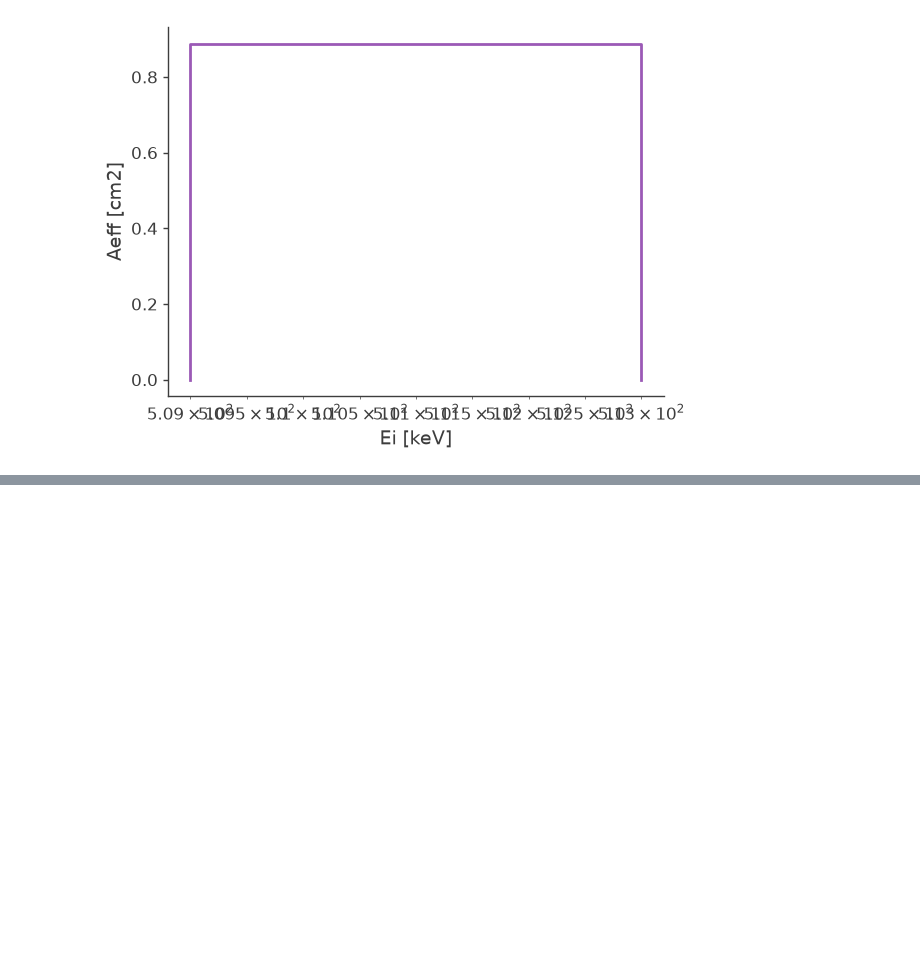
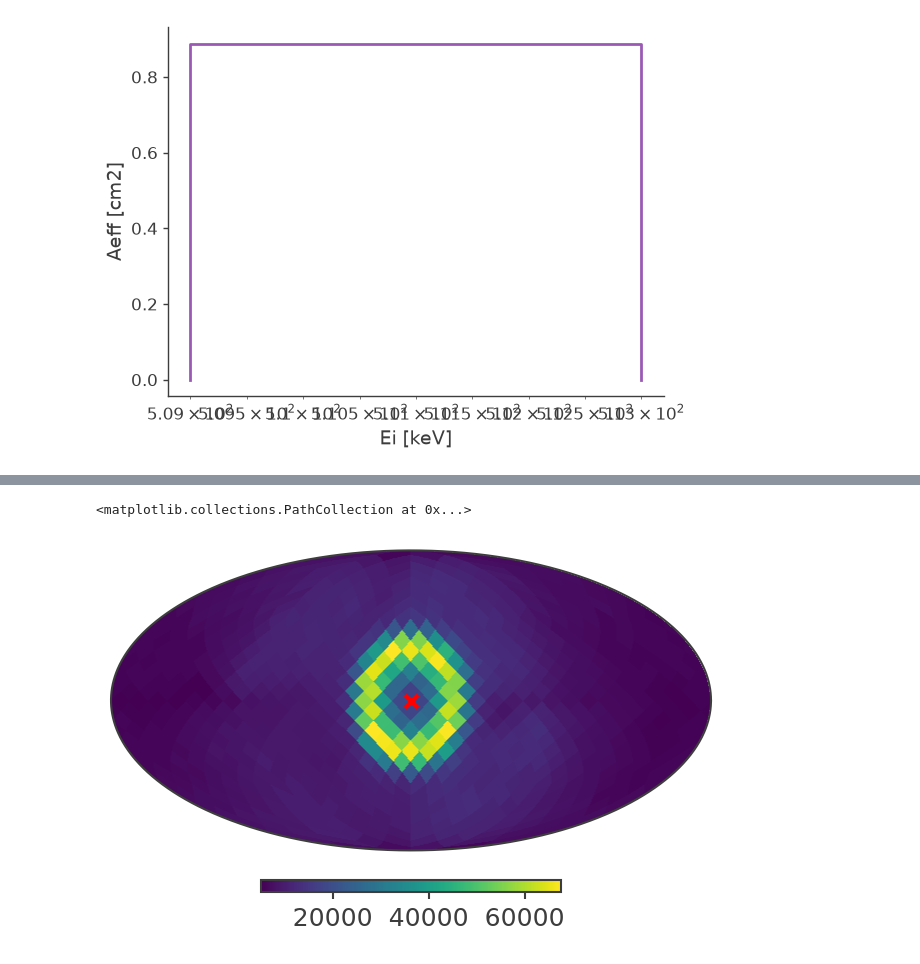
Before and after one commit to mquezada13/data-challenge-3-4-exploration, a Jupyter notebook: workflow/notebooks/01_DataIO_analysis.ipynb, the cells around one changed output, grey strips where cells are left out. Cells and saved outputs as stored; diff of their text form; code cells hidden in the pictures; blank space fills up the shorter version.

```diff
--- a/workflow/notebooks/01_DataIO_analysis.ipynb
+++ b/workflow/notebooks/01_DataIO_analysis.ipynb
@@ -502,0 +557,22 @@ ax.set_ylabel(f'Aeff [{drm.unit}]');
+# %%
+coord = SkyCoord(
+    l=0 * u.deg,
+    b=0 * u.deg,
+    frame="galactic",
+)
+
+scatt_map = orientation.get_scatt_map(nside = 16, earth_occ = False)
+
+with cp.response.FullDetectorResponse.open(data_responsecon_path) as response:
+    psr = response.get_point_source_response(coord = coord, scatt_map = scatt_map)
+# %%
+# Select one energy and Compton-angle bin, then project the PSR onto the sky.
+# The red marker shows the known Galactic position of the Crab.
+psichi_slice = psr.slice[{'Ei':4, 'Phi':4}].project('PsiChi')
+
+ax,plot = psichi_slice.plot(ax_kw = {'coord':'G'})
+
+ax.scatter([coord.l.deg], [coord.b.deg], transform = ax.get_transform('world'), marker = 'x', color = 'red')
+# %% [output]
+<matplotlib.collections.PathCollection at 0x...>
+[figure, added]
```
Also changed, not shown: parts of 9 cells of this notebook, 2 other files.
